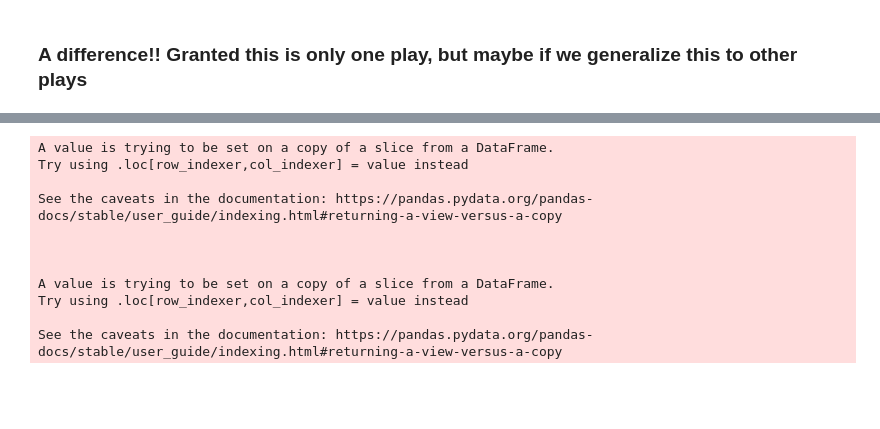
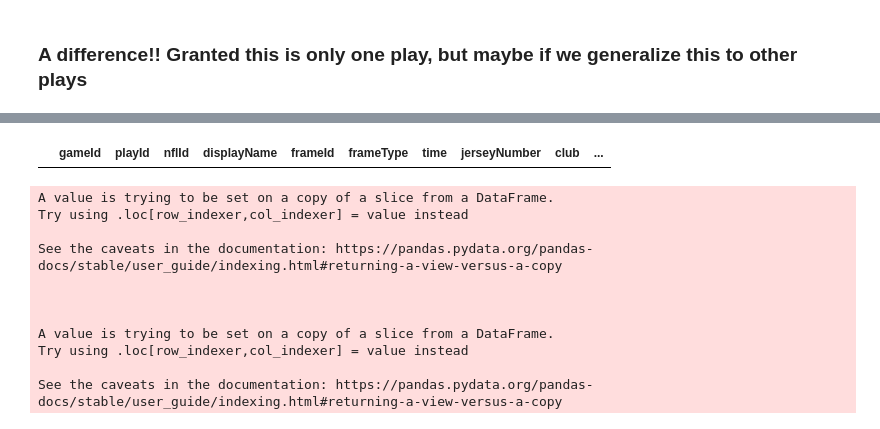
Before and after one commit to APoodle/NFL-Big-Data-Bowl-2025, a Jupyter notebook: nfl-big-data-bowl-2025.ipynb, the cells around one changed output, grey strips where cells are left out. Drawn from its saved outputs; the diff is of its cells as text; code cells hidden in the pictures; blank space fills up the shorter version.

```diff
--- a/nfl-big-data-bowl-2025.ipynb
+++ b/nfl-big-data-bowl-2025.ipynb
@@ -939,3 +1006,19 @@ non_ast_ps_play['o'].mean()
+# %%
+ps_current_df = pd.DataFrame()
+
+for play in success_plays:
+    df_tobeadded = amon_ra_plays[(amon_ra_plays['playId'] == play)
+                                    & ((amon_ra_plays['frameType'] == 'BEFORE_SNAP') | (amon_ra_plays['frameType'] == 'SNAP'))
+                                    & (amon_ra_plays['gameId'] == 2022091802)]
+    lineset_index = df_tobeadded[df_tobeadded['event'] == 'line_set'].index[0]
+    ballsnap_index = df_tobeadded[df_tobeadded['event'] == 'ball_snap'].index[0]
+    df_tobeadded = df_tobeadded[lineset_index:ballsnap_index]
+
+    ps_current_df = pd.concat([ps_current_df, df_tobeadded])
+
+ps_current_df
+# %% [output]
+|  | gameId | playId | nflId | displayName | frameId | frameType | time | jerseyNumber | club | ... |
 # %%
 non_wsh_game = player_play[(player_play['nflId'] == 53541) &
             (player_play['hadPassReception'] == 0) &
```
Also changed, not shown: parts of 3 cells of this notebook.
